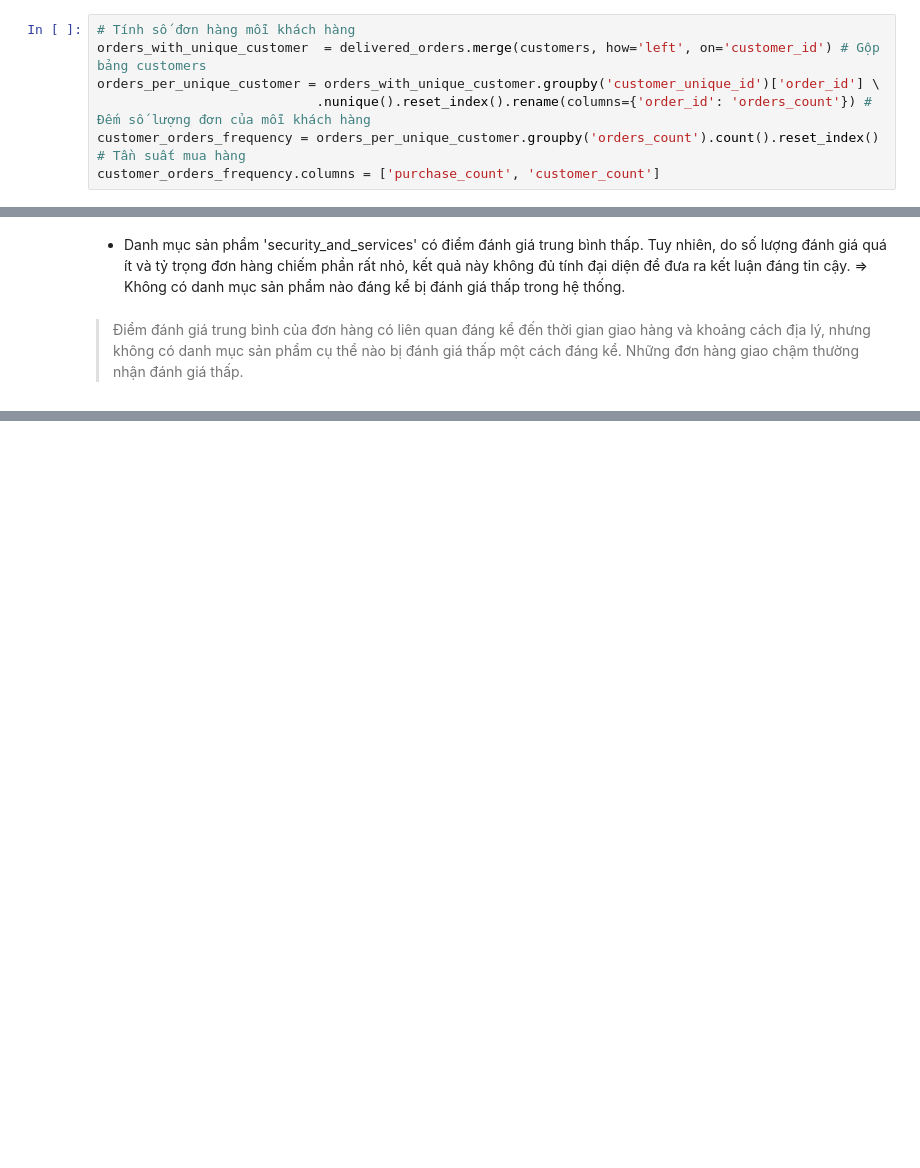
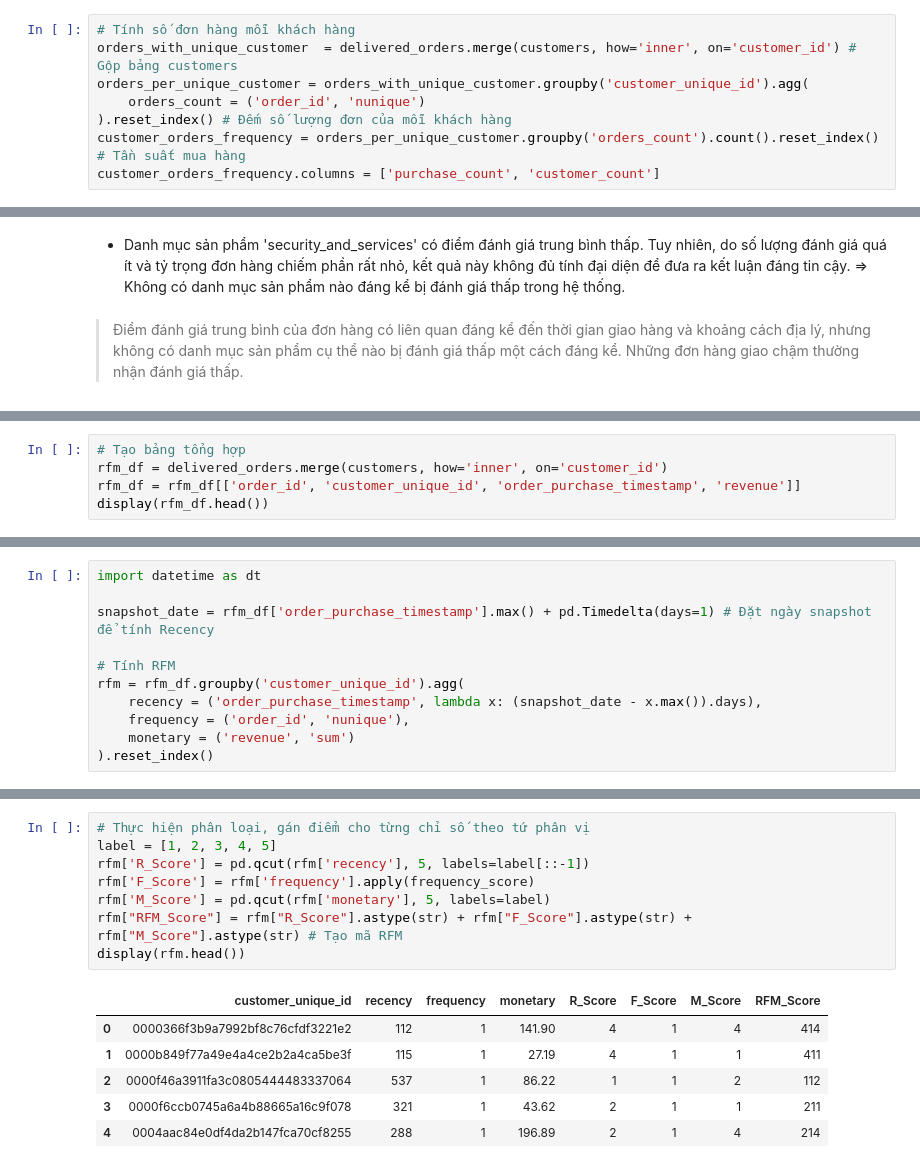
Before and after one commit to vduong042/Brazilian-E-Commerce-Analysis, a Jupyter notebook: E-Commerce-Analysis.ipynb, the cells around one changed output, grey strips where cells are left out. Drawn from its saved outputs; the diff is of its cells as text; blank space fills up the shorter version.

```diff
--- a/E-Commerce-Analysis.ipynb
+++ b/E-Commerce-Analysis.ipynb
@@ -953,9 +953,10 @@ plt.show()
 #### Tần suất mua hàng
 # %%
 # Tính số đơn hàng mỗi khách hàng
-orders_with_unique_customer  = delivered_orders.merge(customers, how='left', on='customer_id') # Gộp bảng customers
-orders_per_unique_customer = orders_with_unique_customer.groupby('customer_unique_id')['order_id'] \
-                            .nunique().reset_index().rename(columns={'order_id': 'orders_count'}) # Đếm số lượng đơn của mỗi khách hàng
+orders_with_unique_customer  = delivered_orders.merge(customers, how='inner', on='customer_id') # Gộp bảng customers
+orders_per_unique_customer = orders_with_unique_customer.groupby('customer_unique_id').agg(
+    orders_count = ('order_id', 'nunique')
+).reset_index() # Đếm số lượng đơn của mỗi khách hàng
 customer_orders_frequency = orders_per_unique_customer.groupby('orders_count').count().reset_index() # Tần suất mua hàng
 customer_orders_frequency.columns = ['purchase_count', 'customer_count']
 # %%
@@ -1748,0 +1757,5 @@ Tỷ trọng đơn hàng từ nhóm sản phẩm đánh giá thấp: 0.002%
+# %%
+# Tạo bảng tổng hợp
+rfm_df = delivered_orders.merge(customers, how='inner', on='customer_id')
+rfm_df = rfm_df[['order_id', 'customer_unique_id', 'order_purchase_timestamp', 'revenue']]
+display(rfm_df.head())
@@ -1748,0 +1771,11 @@ Tỷ trọng đơn hàng từ nhóm sản phẩm đánh giá thấp: 0.002%
+# %%
+import datetime as dt
+
+snapshot_date = rfm_df['order_purchase_timestamp'].max() + pd.Timedelta(days=1) # Đặt ngày snapshot để tính Recency
+
+# Tính RFM
+rfm = rfm_df.groupby('customer_unique_id').agg(
+    recency = ('order_purchase_timestamp', lambda x: (snapshot_date - x.max()).days),
+    frequency = ('order_id', 'nunique'),
+    monetary = ('revenue', 'sum')
+).reset_index()
@@ -1748,0 +1797,15 @@ Tỷ trọng đơn hàng từ nhóm sản phẩm đánh giá thấp: 0.002%
+# %%
+# Thực hiện phân loại, gán điểm cho từng chỉ số theo tứ phân vị
+label = [1, 2, 3, 4, 5]
+rfm['R_Score'] = pd.qcut(rfm['recency'], 5, labels=label[::-1])
+rfm['F_Score'] = rfm['frequency'].apply(frequency_score)
+rfm['M_Score'] = pd.qcut(rfm['monetary'], 5, labels=label)
+rfm["RFM_Score"] = rfm["R_Score"].astype(str) + rfm["F_Score"].astype(str) + rfm["M_Score"].astype(str) # Tạo mã RFM
+display(rfm.head())
+# %% [output]
+|  | customer_unique_id | recency | frequency | monetary | R_Score | F_Score | M_Score | RFM_Score |
+| 0 | 0000366f3b9a7992bf8c76cfdf3221e2 | 112 | 1 | 141.90 | 4 | 1 | 4 | 414 |
+| 1 | 0000b849f77a49e4a4ce2b2a4ca5be3f | 115 | 1 | 27.19 | 4 | 1 | 1 | 411 |
+| 2 | 0000f46a3911fa3c0805444483337064 | 537 | 1 | 86.22 | 1 | 1 | 2 | 112 |
+| 3 | 0000f6ccb0745a6a4b88665a16c9f078 | 321 | 1 | 43.62 | 2 | 1 | 1 | 211 |
+| 4 | 0004aac84e0df4da2b147fca70cf8255 | 288 | 1 | 196.89 | 2 | 1 | 4 | 214 |
```
Also changed, not shown: parts of 16 cells of this notebook.
